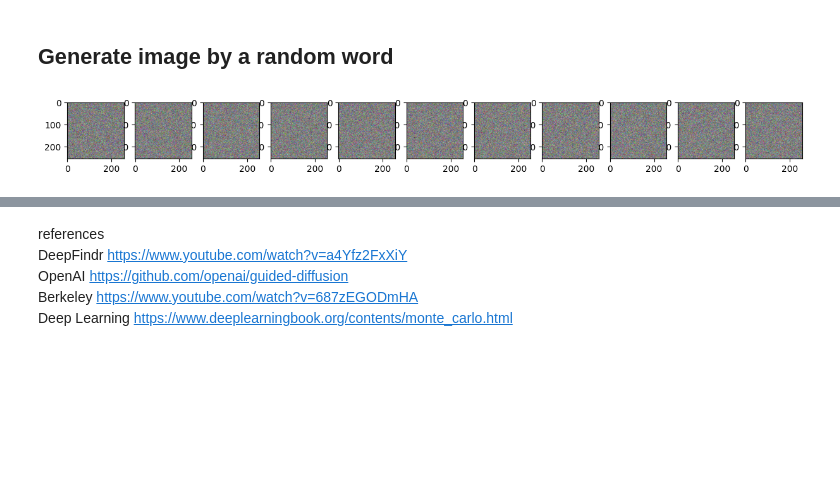
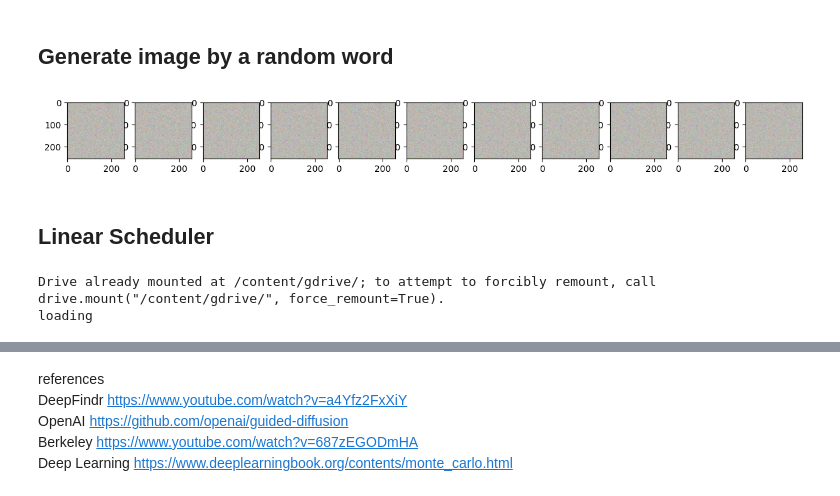
Before and after one commit to sunnyanthony/diffusion_playground, a Jupyter notebook: diffusion.ipynb, the cells around one changed output, grey strips where cells are left out. Cells and saved outputs as stored; diff of their text form; code cells hidden in the pictures; blank space fills up the shorter version.

Commit message:
Fixed bugs and run linear scheduler

```diff
--- a/diffusion.ipynb
+++ b/diffusion.ipynb
@@ -501,15 +509,15 @@ def show_tensor_image(image):
 rand_img = torch.randn_like(img_test)
 plt.figure(figsize=(15,15))
 plt.axis('off')
-num_images = 10
+num_images = 11
 stepsize = 30
 model.eval()
-for i in range(0,300)[::-1]:
+
+for i in range(0,301)[::-1]:
     with torch.no_grad():
       t = torch.tensor([i]).to(next(model.parameters()).device)
       rand_img.to(next(model.parameters()).device)
       _rand_img = diffusion_model.p_sample(model, rand_img, t)
-      rand_img = _rand_img
       if i % stepsize == 0:
           plt.subplot(1, num_images, int(i/stepsize+1))
           show_tensor_image(rand_img.detach().cpu())
@@ -837,22 +847,23 @@ class Unet_Text(UNet):
     self.text_embedded = text_encoder
 
   def forward(self, x, timestamp, texts):
-    time_position_embedded = self.time_embedding(timestamp)
+    time_position_embedded = self.time_embedding(timestamp) if self.time_embedding and timestamp is not None else None
     with torch.no_grad():
       text_embedded = self.text_embedded(texts)
     embedded = time_position_embedded + text_embedded.detach()
 
-    in1 = self.inlayer1(x, embedded)
-    in2 = self.inlayer2(self.maxpool1(in1), embedded)
-    in3 = self.inlayer3(self.maxpool2(in2), embedded)
-    in4 = self.inlayer4(self.maxpool3(in3), embedded)
+    residential = []
+    x = self.inlayer(x, time_position_embedded)
+    for i, dl in enumerate(self.downlayer):
+      x = dl(self.maxpool(x), time_position_embedded)
+      residential.append(x)
 
-    out = self.up(self.bottom(self.maxpool4(in4)))
+    out = self.bottom(self.maxpool(x))
+    out = self.up(out)
 
-    inlist = [self.expend4(in4), self.expend3(in3), self.expend2(in2), self.expend1(in1)]
     for i, ol in enumerate(self.outlayer):
-      merge = torch.cat((out, inlist[i]), dim=1)
-      out = ol(merge, embedded)
+      merge = torch.cat((out, residential[len(residential) - i - 1]), dim=1)
+      out = ol(merge, time_position_embedded)
     out = self.conv1x1(out)
     return out
 # %% [markdown]
@@ -870,9 +881,9 @@ drive.mount('/content/gdrive/')
 
 device = torch.device('cuda:0' if torch.cuda.is_available() else "mps" \
                     if torch.backends.mps.is_available() else 'cpu')
-PATH_PT = '/content/gdrive/MyDrive/testdata/deffusion_model_text.pt'
+PATH_PT = '/content/gdrive/MyDrive/testdata/new_deffusion_model_with_text32.pt'
 
-
+learning_rate = 5e-5
 scheduler_end = 0.02
 if "encoder" not in globals():
   encoder = TextEncoder(len(features), steps)
@@ -888,7 +899,7 @@ if "model" not in globals():
 
 model.train()
 model.to(device)
-optimizer = torch.optim.Adam(model.parameters(), lr=5e-7)
+optimizer = torch.optim.Adam(model.parameters(), lr=learning_rate)
 diffusion_model = GaussianDiffusion(Beta(0.0001, scheduler_end, steps+1), schedulerType=Beta.schedule.cosin if scheduler == "cosin" else Beta.schedule.linear )
 # %% [output]
 Drive already mounted at /content/gdrive/; to attempt to forcibly remount, call drive.mount("/content/gdrive/", force_remount=True).
@@ -895,6 +907,7 @@ Drive already mounted at /content/gdrive/; to attempt to forcibly remount, call
 # %%
 model.train()
-for epoch in (pbar :=tqdm(range(3))):
+total_loss = []
+for epoch in (pbar :=tqdm(range(30))):
   # torch.cuda.synchronize()
   loss_total = 0.0
   i = 0
@@ -915,6 +928,7 @@ for epoch in (pbar :=tqdm(range(3))):
       loss.backward()
       optimizer.step()
       pbar.set_description(f"loss: {loss_total/i:.6f}")
+  total_loss.append(loss_total/i)
 
   torch.save(model.state_dict(), PATH_PT)
 
@@ -995,32 +979,69 @@ def show_tensor_image(image):
         transforms.ToPILImage(),
     ])
 
     # Take first image of batch
     if len(image.shape) == 4:
         image = image[0, :, :, :]
     plt.imshow(reverse_transforms(image))
 
 # generate a random image
 rand_img = torch.randn((1, 3, 256, 256)).to(device)
 plt.figure(figsize=(15,15))
 plt.axis('off')
 
 num_images = 11
 stepsize = 30
 model.eval()
 
 label = torch.tensor([random.choice(list(features.keys()))])
 text = encode_features(features, label, device)
 
 for i in range(0,steps+1)[::-1]:
     with torch.no_grad():
       t = torch.tensor([i]).to(next(model.parameters()).device)
       rand_img.to(next(model.parameters()).device)
       _rand_img = diffusion_model.p_sample(model, rand_img, t, text)
-      rand_img = _rand_img
       if i % stepsize == 0:
           plt.subplot(1, num_images, int(i/stepsize+1))
           show_tensor_image(rand_img.detach().cpu())
 plt.show()
 # %% [output]
-[figure, old version]
+[figure, new version]
+# %% [markdown]
+## Linear Scheduler
+# %%
+from pathlib import Path
+from tqdm import tqdm
+from torchvision import transforms
+from pathlib import Path
+from google.colab import drive
+import sys
+import random
+
+drive.mount('/content/gdrive/')
+
+device = torch.device('cuda:0' if torch.cuda.is_available() else "mps" \
+                    if torch.backends.mps.is_available() else 'cpu')
+PATH_PT = '/content/gdrive/MyDrive/testdata/linear_deffusion_model_with_text.pt'
+
+learning_rate = 5e-5
+scheduler_end = 0.02
+if "encoder" not in globals():
+  encoder = TextEncoder(len(features), steps)
+  encoder.load_state_dict(torch.load('/content/gdrive/MyDrive/testdata/textencoder.pt', map_location=torch.device(device)))
+
+scheduler = "linear"
+
+if "model" not in globals():
+  model = Unet_Text(encoder, 3, 3, 32, steps) # larger features could have better performance
+  if Path(PATH_PT).is_file():
+    model.load_state_dict(torch.load(PATH_PT, map_location=torch.device(device)))
+    print("loading")
+
+model.train()
+model.to(device)
+optimizer = torch.optim.Adam(model.parameters(), lr=learning_rate)
+diffusion_model = GaussianDiffusion(Beta(0.0001, scheduler_end, steps+1), schedulerType=Beta.schedule.cosin if scheduler == "cosin" else Beta.schedule.linear )
+# %% [output]
+Drive already mounted at /content/gdrive/; to attempt to forcibly remount, call drive.mount("/content/gdrive/", force_remount=True).
+loading
```
Also changed, not shown: parts of 14 cells of this notebook.
